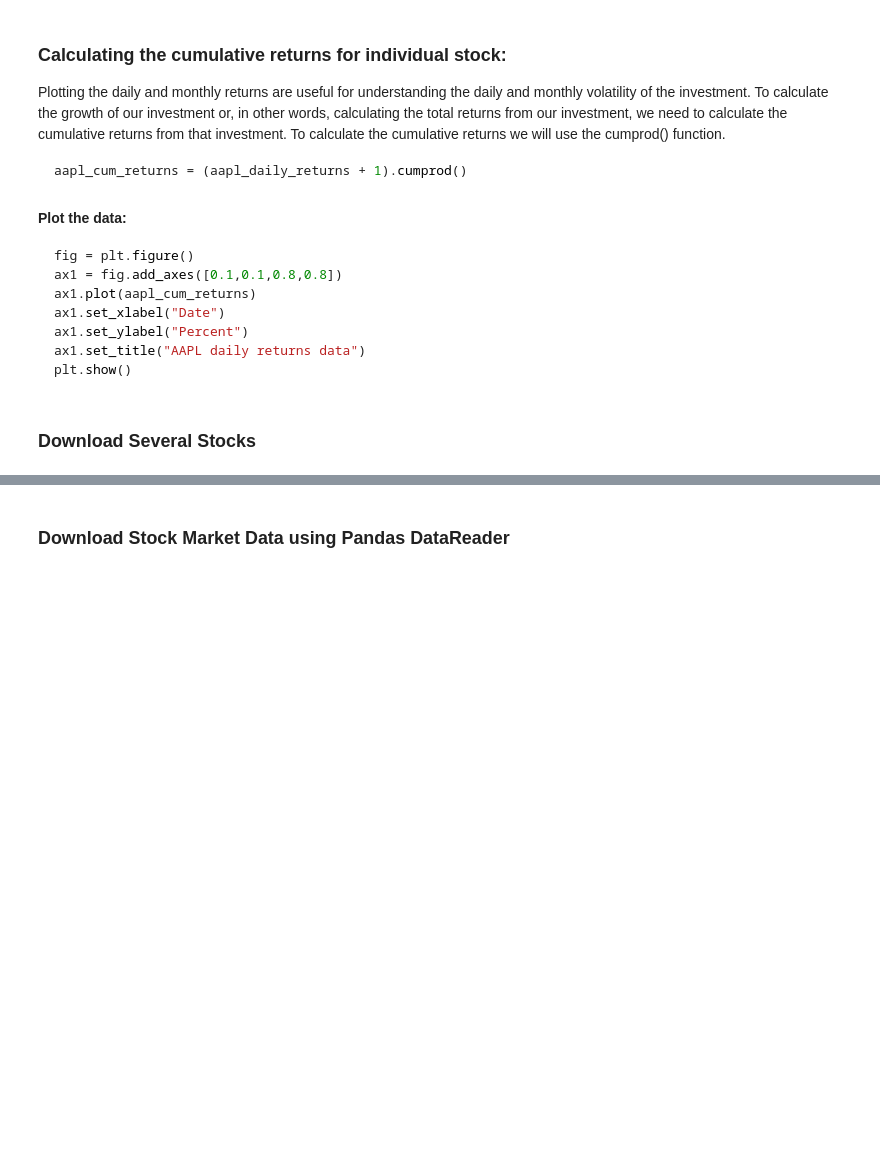
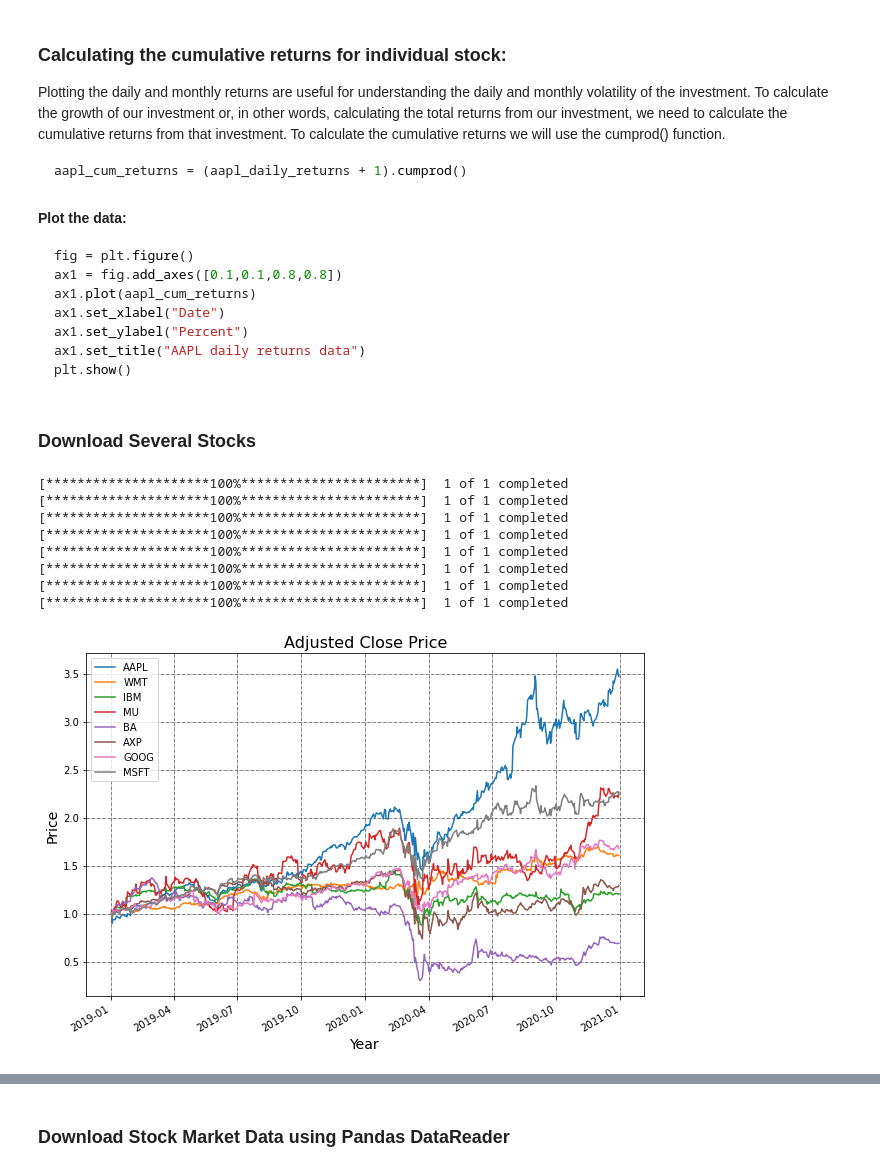
Before and after one commit to cgre23/Advanced-ML-Projects, a Jupyter notebook: Time Series/Time-Series-Prediction.ipynb, the cells around one changed output, grey strips where cells are left out. Saved outputs shown, nothing was run; the diff lists cells and outputs as text; code cells hidden in the pictures; blank space fills up the shorter version.

```diff
--- a/Time Series/Time-Series-Prediction.ipynb
+++ b/Time Series/Time-Series-Prediction.ipynb
@@ -122,28 +122,38 @@ plt.show()
 # %%
 # Define the ticker list
 tickers_list = ['AAPL', 'WMT', 'IBM', 'MU', 'BA', 'AXP','GOOG','MSFT']
 
 stock_data = pd.DataFrame(columns=tickers_list)
 # Fetch the data
 
 for ticker in tickers_list:
-    stock_data[ticker] = yf.download(ticker, '2019-1-1', '2020-10-08')['Adj Close']
+    stock_data[ticker] = yf.download(ticker, '2019-1-1', '2020-12-31')['Adj Close']
 # Print first 5 rows of the data
 #stock_data.head()
 
 
 # Plot all the close prices
 # the cumulative returns for individual stocks
 ((stock_data.pct_change()+1).cumprod()).plot(figsize=(10, 7))
 # Show the legend
 plt.legend()
 # Define the label for the title of the figure
 plt.title("Adjusted Close Price", fontsize=16)
 # Define the labels for x-axis and y-axis
 plt.ylabel('Price', fontsize=14)
 plt.xlabel('Year', fontsize=14)
 # Plot the grid lines
 plt.grid(which="major", color='k', linestyle='-.', linewidth=0.5)
 plt.show()
+# %% [output]
+[*********************100%***********************]  1 of 1 completed
+[*********************100%***********************]  1 of 1 completed
+[*********************100%***********************]  1 of 1 completed
+[*********************100%***********************]  1 of 1 completed
+[*********************100%***********************]  1 of 1 completed
+[*********************100%***********************]  1 of 1 completed
+[*********************100%***********************]  1 of 1 completed
+[*********************100%***********************]  1 of 1 completed
+[figure, added]
 # %%
 stock_data.head()
```
Also changed, not shown: parts of 30 cells of this notebook, 1 other file.
